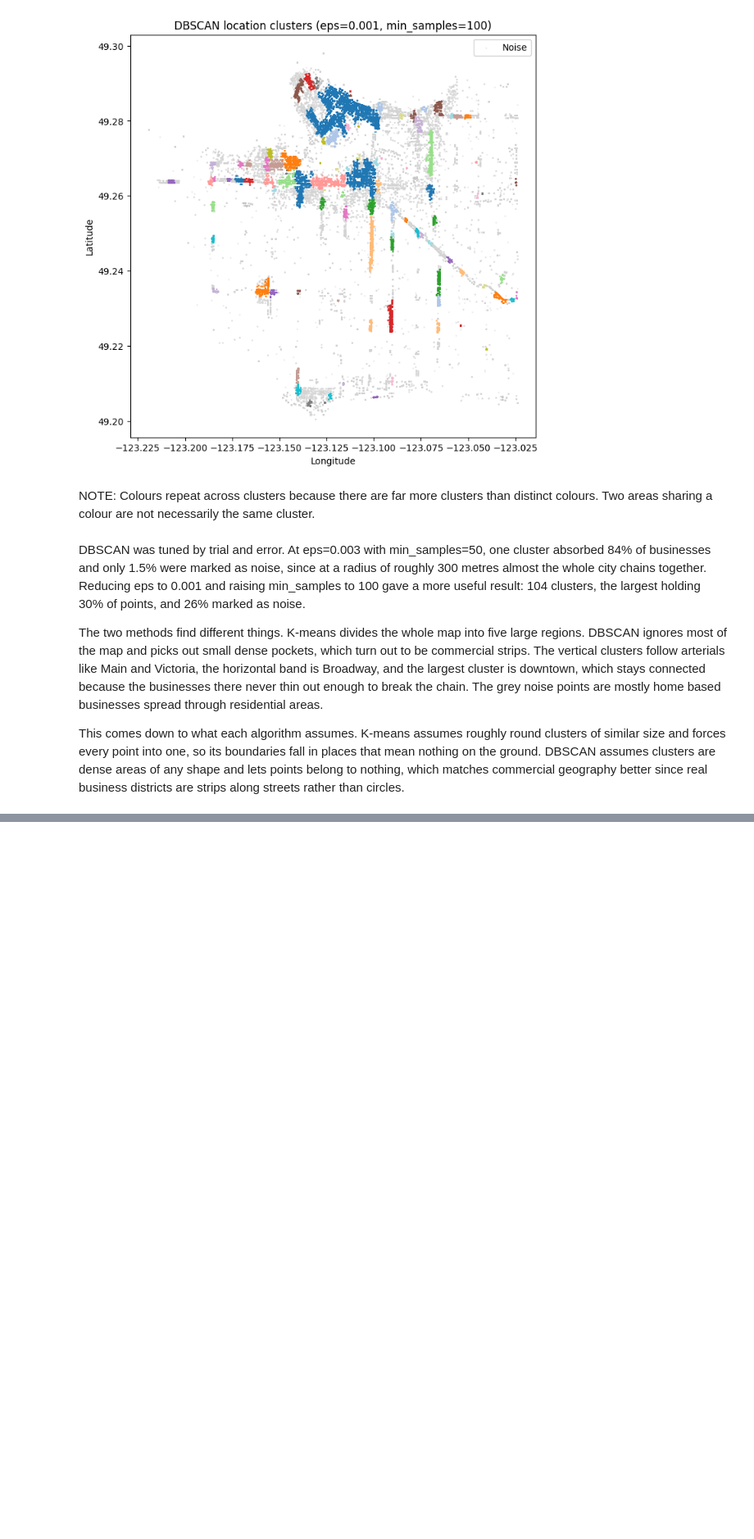
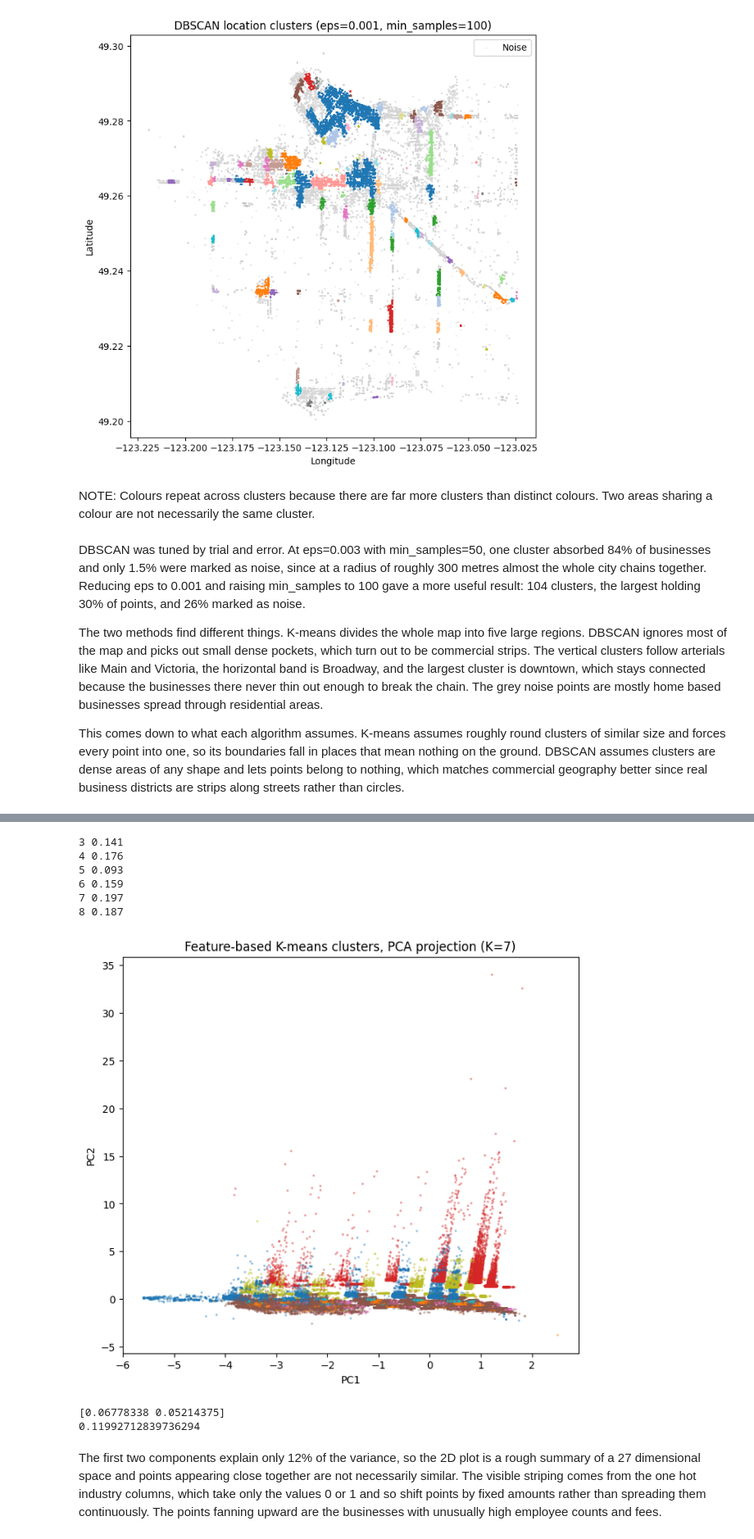
Before and after one commit to ekam-n/iat-461, a Jupyter notebook: Assignments/A3/partA.ipynb, the cells around one changed output, grey strips where cells are left out. Shown at 82% size. Saved outputs shown, nothing was run; the diff lists cells and outputs as text; code cells hidden in the pictures; blank space fills up the shorter version.

```diff
--- a/Assignments/A3/partA.ipynb
+++ b/Assignments/A3/partA.ipynb
@@ -372,0 +424,39 @@ This comes down to what each algorithm assumes. K-means assumes roughly round cl
+# %%
+from sklearn.metrics import silhouette_score
+
+idx = np.random.RandomState(42).choice(len(X), 10000, replace=False)
+for k in range(3, 9):
+    km = KMeans(n_clusters=k, random_state=42, n_init=10).fit(X)
+    print(k, round(silhouette_score(X[idx], km.labels_[idx]), 3))
+# %% [output]
+3 0.141
+4 0.176
+5 0.093
+6 0.159
+7 0.197
+8 0.187
+# %%
+from sklearn.decomposition import PCA
+
+km = KMeans(n_clusters=7, random_state=42, n_init=10)
+df_clean["kmeans_feat"] = km.fit_predict(X)
+
+pca = PCA(n_components=2)
+X_pca = pca.fit_transform(X)
+
+plt.figure(figsize=(8, 7))
+plt.scatter(X_pca[:, 0], X_pca[:, 1], c=df_clean["kmeans_feat"],
+            cmap="tab10", s=2, alpha=0.3)
+plt.xlabel("PC1")
+plt.ylabel("PC2")
+plt.title("Feature-based K-means clusters, PCA projection (K=7)")
+plt.show()
+
+print(pca.explained_variance_ratio_)
+print(pca.explained_variance_ratio_.sum())
+# %% [output]
+[figure, added]
+[0.06778338 0.05214375]
+0.11992712839736294
+# %% [markdown]
+The first two components explain only 12% of the variance, so the 2D plot is a rough summary of a 27 dimensional space and points appearing close together are not necessarily similar. The visible striping comes from the one hot industry columns, which take only the values 0 or 1 and so shift points by fixed amounts rather than spreading them continuously. The points fanning upward are the businesses with unusually high employee counts and fees.
```
Also changed, not shown: parts of 10 cells of this notebook.
